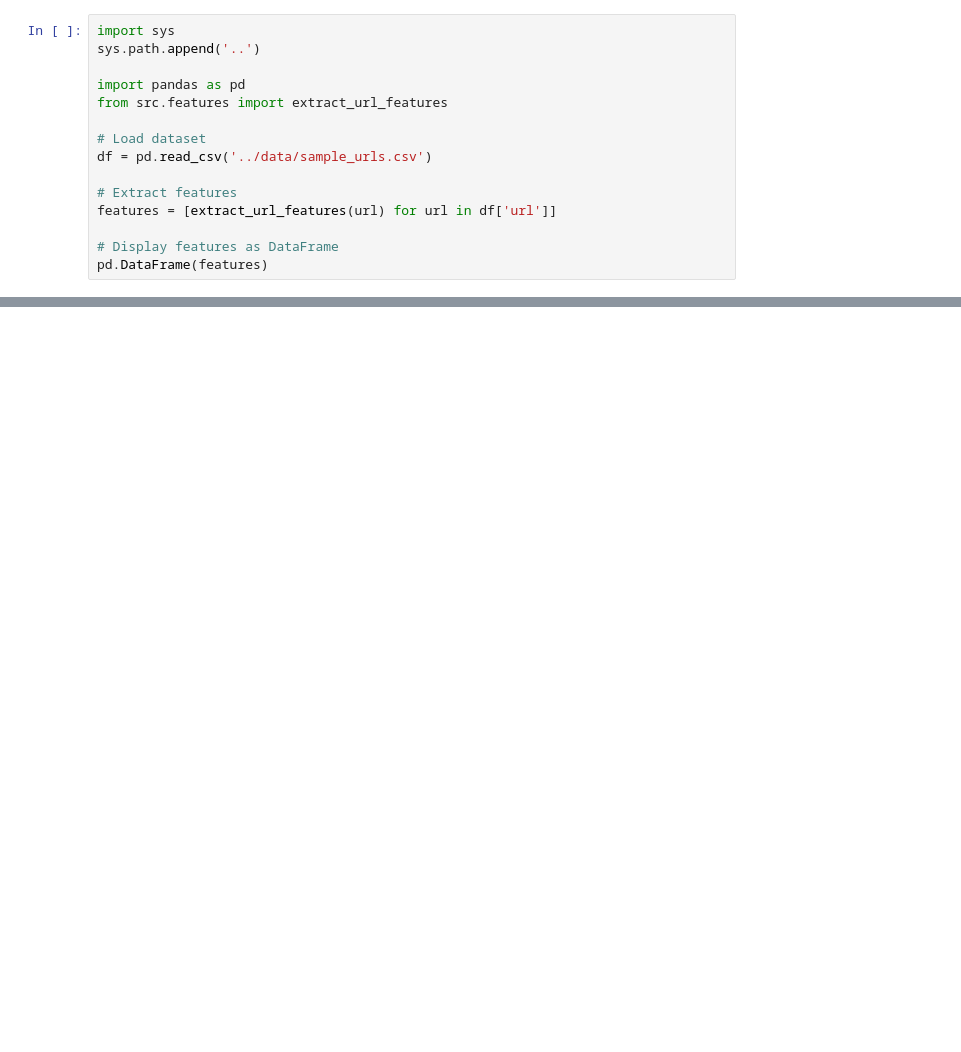
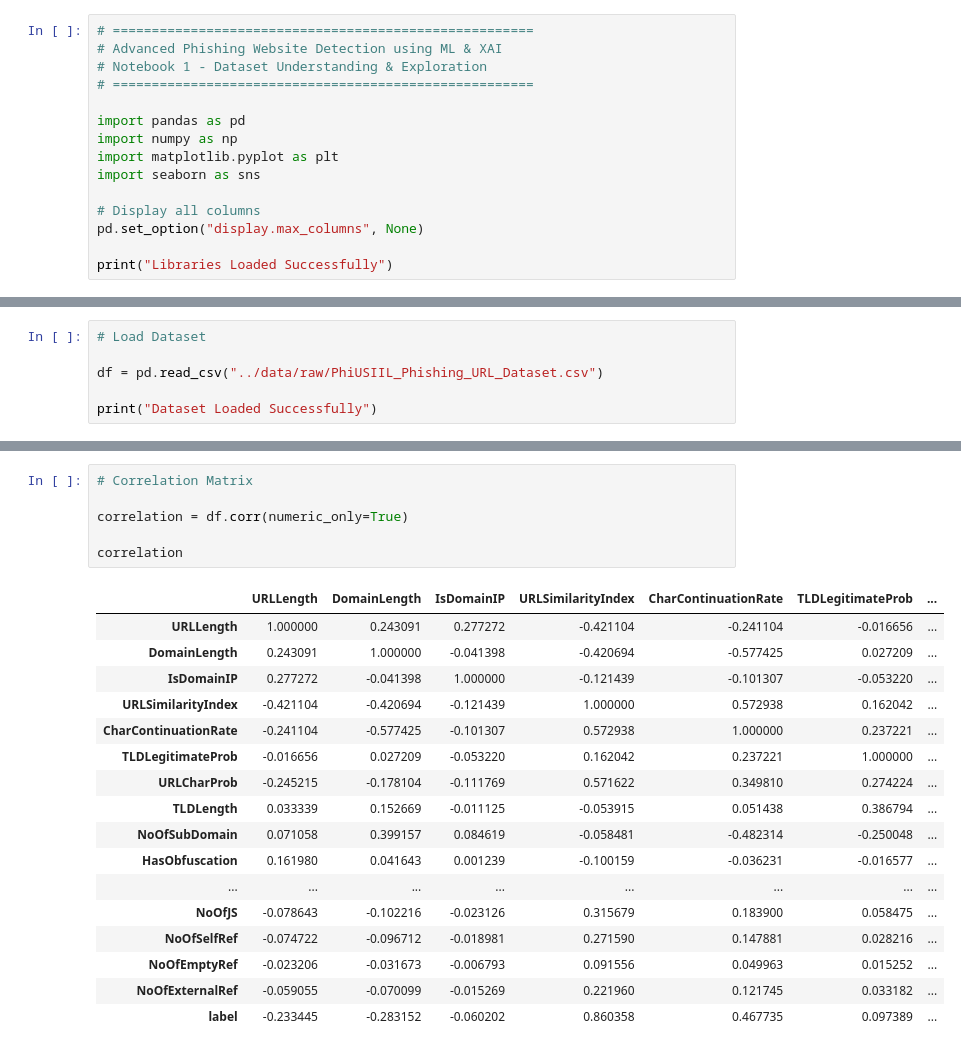
Before and after one commit to sarmisha1998/advanced-phishing-website-detection, a Jupyter notebook: notebooks/01_data_understanding.ipynb, the cells around one changed output, grey strips where cells are left out. Saved outputs shown, nothing was run; the diff lists cells and outputs as text; blank space fills up the shorter version.

```diff
--- a/notebooks/01_data_understanding.ipynb
+++ b/notebooks/01_data_understanding.ipynb
@@ -1,16 +1,16 @@
 # %%
-import sys
-sys.path.append('..')
+# ======================================================
+# Advanced Phishing Website Detection using ML & XAI
+# Notebook 1 - Dataset Understanding & Exploration
+# ======================================================
 
 import pandas as pd
-from src.features import extract_url_features
+import numpy as np
+import matplotlib.pyplot as plt
+import seaborn as sns
 
-# Load dataset
-df = pd.read_csv('../data/sample_urls.csv')
+# Display all columns
+pd.set_option("display.max_columns", None)
 
-# Extract features
-features = [extract_url_features(url) for url in df['url']]
-
-# Display features as DataFrame
-pd.DataFrame(features)
+print("Libraries Loaded Successfully")
 # %% [output]
@@ -22,0 +18,6 @@ pd.DataFrame(features)
+# %%
+# Load Dataset
+
+df = pd.read_csv("../data/raw/PhiUSIIL_Phishing_URL_Dataset.csv")
+
+print("Dataset Loaded Successfully")
@@ -22,0 +149,24 @@ pd.DataFrame(features)
+# %%
+# Correlation Matrix
+
+correlation = df.corr(numeric_only=True)
+
+correlation
+# %% [output]
+|  | URLLength | DomainLength | IsDomainIP | URLSimilarityIndex | CharContinuationRate | TLDLegitimateProb | ... |
+| URLLength | 1.000000 | 0.243091 | 0.277272 | -0.421104 | -0.241104 | -0.016656 | ... |
+| DomainLength | 0.243091 | 1.000000 | -0.041398 | -0.420694 | -0.577425 | 0.027209 | ... |
+| IsDomainIP | 0.277272 | -0.041398 | 1.000000 | -0.121439 | -0.101307 | -0.053220 | ... |
+| URLSimilarityIndex | -0.421104 | -0.420694 | -0.121439 | 1.000000 | 0.572938 | 0.162042 | ... |
+| CharContinuationRate | -0.241104 | -0.577425 | -0.101307 | 0.572938 | 1.000000 | 0.237221 | ... |
+| TLDLegitimateProb | -0.016656 | 0.027209 | -0.053220 | 0.162042 | 0.237221 | 1.000000 | ... |
+| URLCharProb | -0.245215 | -0.178104 | -0.111769 | 0.571622 | 0.349810 | 0.274224 | ... |
+| TLDLength | 0.033339 | 0.152669 | -0.011125 | -0.053915 | 0.051438 | 0.386794 | ... |
+| NoOfSubDomain | 0.071058 | 0.399157 | 0.084619 | -0.058481 | -0.482314 | -0.250048 | ... |
+| HasObfuscation | 0.161980 | 0.041643 | 0.001239 | -0.100159 | -0.036231 | -0.016577 | ... |
+| ... | ... | ... | ... | ... | ... | ... | ... |
+| NoOfJS | -0.078643 | -0.102216 | -0.023126 | 0.315679 | 0.183900 | 0.058475 | ... |
+| NoOfSelfRef | -0.074722 | -0.096712 | -0.018981 | 0.271590 | 0.147881 | 0.028216 | ... |
+| NoOfEmptyRef | -0.023206 | -0.031673 | -0.006793 | 0.091556 | 0.049963 | 0.015252 | ... |
+| NoOfExternalRef | -0.059055 | -0.070099 | -0.015269 | 0.221960 | 0.121745 | 0.033182 | ... |
+| label | -0.233445 | -0.283152 | -0.060202 | 0.860358 | 0.467735 | 0.097389 | ... |
```
Also changed, not shown: parts of 14 cells of this notebook, 11 other files.
